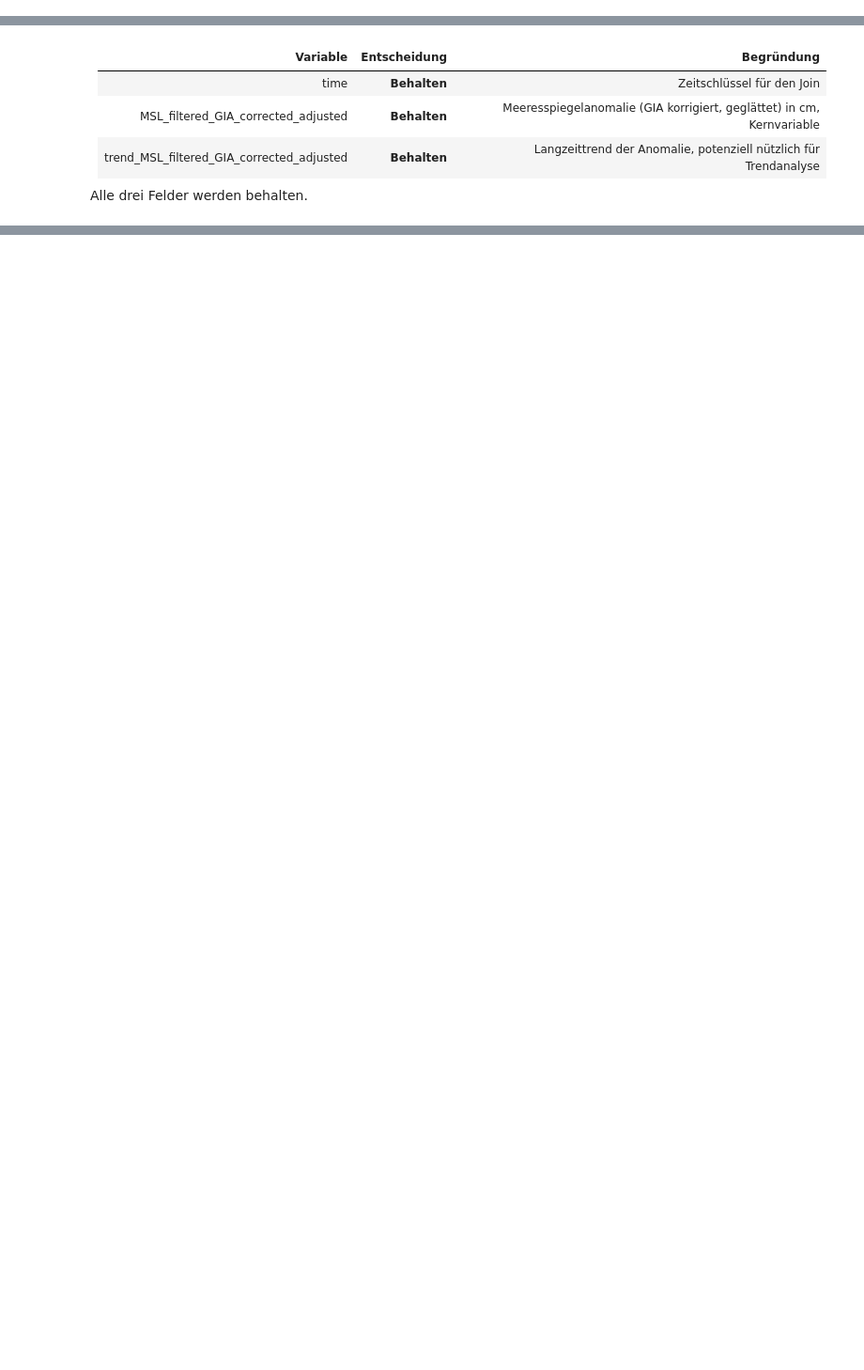
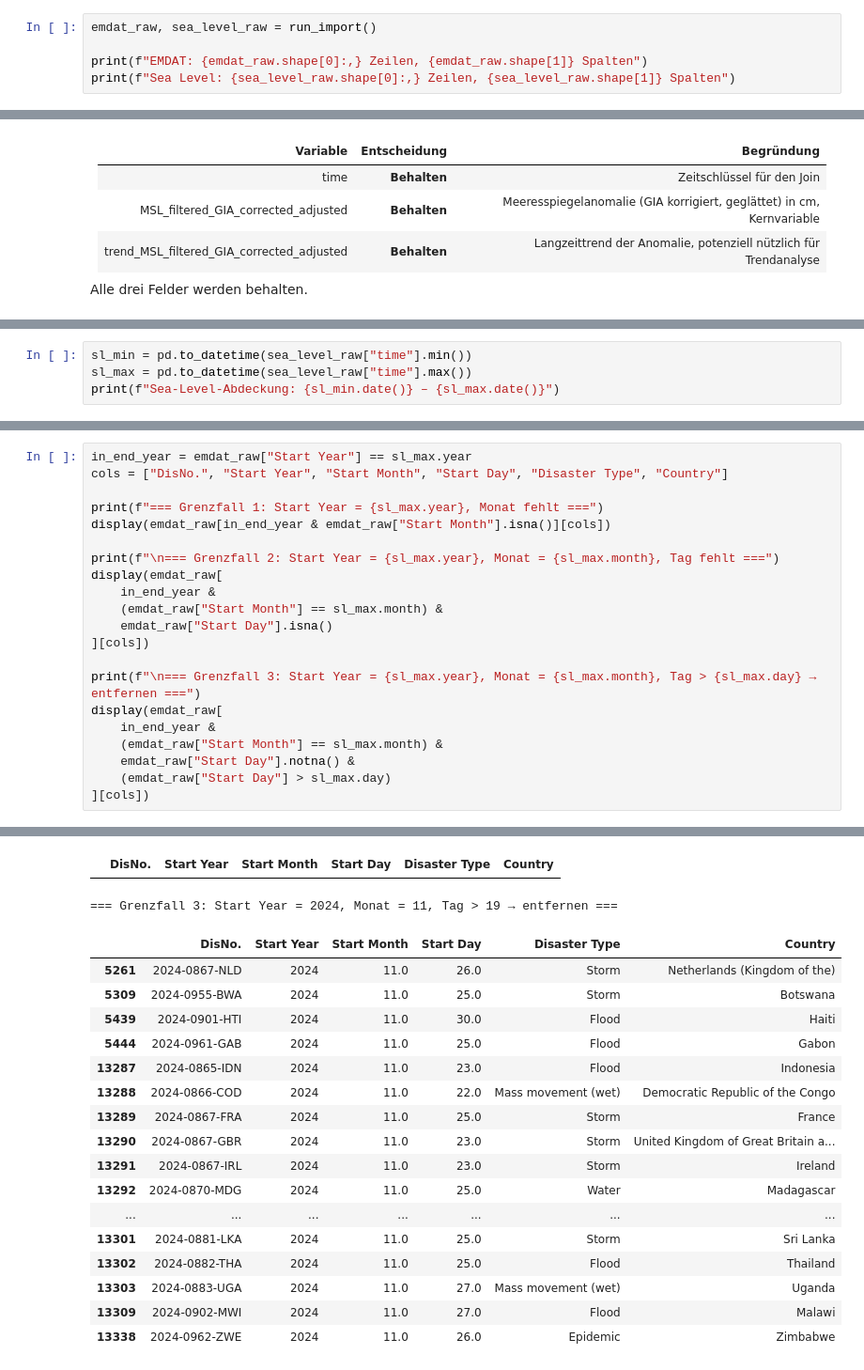
Before and after one commit to damiansze/DAW_FS26, a Jupyter notebook: notebooks/02_Transform.ipynb, the cells around one changed output, grey strips where cells are left out. Shown at 94% size. Saved outputs shown, nothing was run; the diff lists cells and outputs as text; blank space fills up the shorter version.

Commit message:
feat: refactored for nbdev use; added upper cut-off for time-coverage function

```diff
--- a/notebooks/02_Transform.ipynb
+++ b/notebooks/02_Transform.ipynb
@@ -43,0 +22,5 @@ Anzahl EMDAT-Spalten: 47
+# %%
+emdat_raw, sea_level_raw = run_import()
+
+print(f"EMDAT: {emdat_raw.shape[0]:,} Zeilen, {emdat_raw.shape[1]} Spalten")
+print(f"Sea Level: {sea_level_raw.shape[0]:,} Zeilen, {sea_level_raw.shape[1]} Spalten")
@@ -562,0 +504,4 @@ Entfernt wird nur, was sich **eindeutig** vor dem 1999-02-20 einordnen lässt:
+# %%
+sl_min = pd.to_datetime(sea_level_raw["time"].min())
+sl_max = pd.to_datetime(sea_level_raw["time"].max())
+print(f"Sea-Level-Abdeckung: {sl_min.date()} – {sl_max.date()}")
@@ -562,0 +572,22 @@ Entfernt wird nur, was sich **eindeutig** vor dem 1999-02-20 einordnen lässt:
+# %%
+in_end_year = emdat_raw["Start Year"] == sl_max.year
+cols = ["DisNo.", "Start Year", "Start Month", "Start Day", "Disaster Type", "Country"]
+
+print(f"=== Grenzfall 1: Start Year = {sl_max.year}, Monat fehlt ===")
+display(emdat_raw[in_end_year & emdat_raw["Start Month"].isna()][cols])
+
+print(f"\n=== Grenzfall 2: Start Year = {sl_max.year}, Monat = {sl_max.month}, Tag fehlt ===")
+display(emdat_raw[
+    in_end_year &
+    (emdat_raw["Start Month"] == sl_max.month) &
+    emdat_raw["Start Day"].isna()
+][cols])
+
+print(f"\n=== Grenzfall 3: Start Year = {sl_max.year}, Monat = {sl_max.month}, Tag > {sl_max.day} → entfernen ===")
+display(emdat_raw[
+    in_end_year &
+    (emdat_raw["Start Month"] == sl_max.month) &
+    emdat_raw["Start Day"].notna() &
+    (emdat_raw["Start Day"] > sl_max.day)
+][cols])
+# %% [output]
@@ -562,0 +598,19 @@ Entfernt wird nur, was sich **eindeutig** vor dem 1999-02-20 einordnen lässt:
+|  | DisNo. | Start Year | Start Month | Start Day | Disaster Type | Country |
+=== Grenzfall 3: Start Year = 2024, Monat = 11, Tag > 19 → entfernen ===
+|  | DisNo. | Start Year | Start Month | Start Day | Disaster Type | Country |
+| 5261 | 2024-0867-NLD | 2024 | 11.0 | 26.0 | Storm | Netherlands (Kingdom of the) |
+| 5309 | 2024-0955-BWA | 2024 | 11.0 | 25.0 | Storm | Botswana |
+| 5439 | 2024-0901-HTI | 2024 | 11.0 | 30.0 | Flood | Haiti |
+| 5444 | 2024-0961-GAB | 2024 | 11.0 | 25.0 | Flood | Gabon |
+| 13287 | 2024-0865-IDN | 2024 | 11.0 | 23.0 | Flood | Indonesia |
+| 13288 | 2024-0866-COD | 2024 | 11.0 | 22.0 | Mass movement (wet) | Democratic Republic of the Congo |
+| 13289 | 2024-0867-FRA | 2024 | 11.0 | 25.0 | Storm | France |
+| 13290 | 2024-0867-GBR | 2024 | 11.0 | 23.0 | Storm | United Kingdom of Great Britain a... |
+| 13291 | 2024-0867-IRL | 2024 | 11.0 | 23.0 | Storm | Ireland |
+| 13292 | 2024-0870-MDG | 2024 | 11.0 | 25.0 | Water | Madagascar |
+| ... | ... | ... | ... | ... | ... | ... |
+| 13301 | 2024-0881-LKA | 2024 | 11.0 | 25.0 | Storm | Sri Lanka |
+| 13302 | 2024-0882-THA | 2024 | 11.0 | 25.0 | Flood | Thailand |
+| 13303 | 2024-0883-UGA | 2024 | 11.0 | 27.0 | Mass movement (wet) | Uganda |
+| 13309 | 2024-0902-MWI | 2024 | 11.0 | 27.0 | Flood | Malawi |
+| 13338 | 2024-0962-ZWE | 2024 | 11.0 | 26.0 | Epidemic | Zimbabwe |
```
Also changed, not shown: parts of 32 cells of this notebook, 1 other file.
